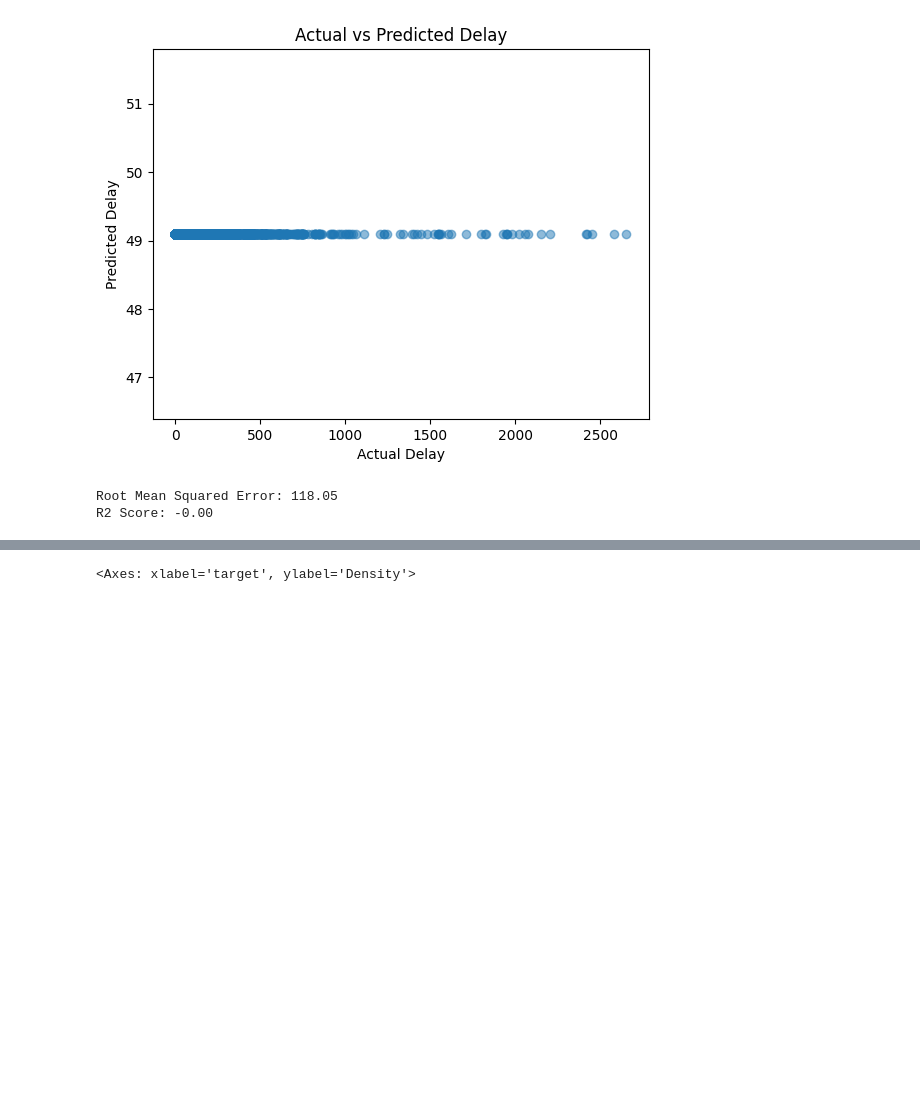
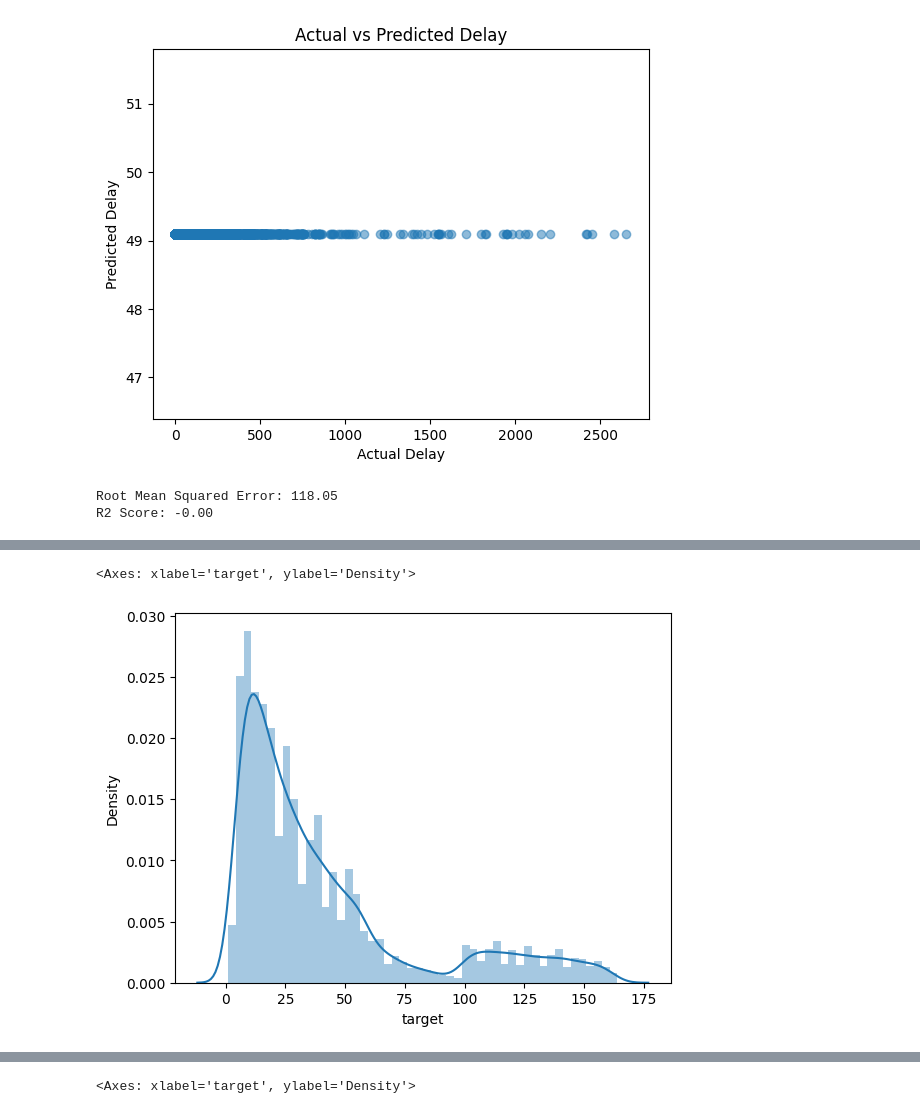
Before and after one commit to marcok10/ds-ml-project, a Jupyter notebook: EDA-flight.ipynb, the cells around one changed output, grey strips where cells are left out. Saved outputs shown, nothing was run; the diff lists cells and outputs as text; code cells hidden in the pictures; blank space fills up the shorter version.

```diff
--- a/EDA-flight.ipynb
+++ b/EDA-flight.ipynb
@@ -163,0 +195,2 @@ ValueError: Classification metrics can't handle a mix of multiclass and continuo
+# %%
+df_non_zeros_without_outliers = final_df[(final_df['target'] > 0) & (final_df['target'] < 165)]
@@ -163,0 +221,5 @@ ValueError: Classification metrics can't handle a mix of multiclass and continuo
+# %%
+sns.distplot(df_non_zeros_without_outliers["target"], kde=True)
+# %% [output]
+<Axes: xlabel='target', ylabel='Density'>
+[figure, added]
```
Also changed, not shown: parts of 16 cells of this notebook.
